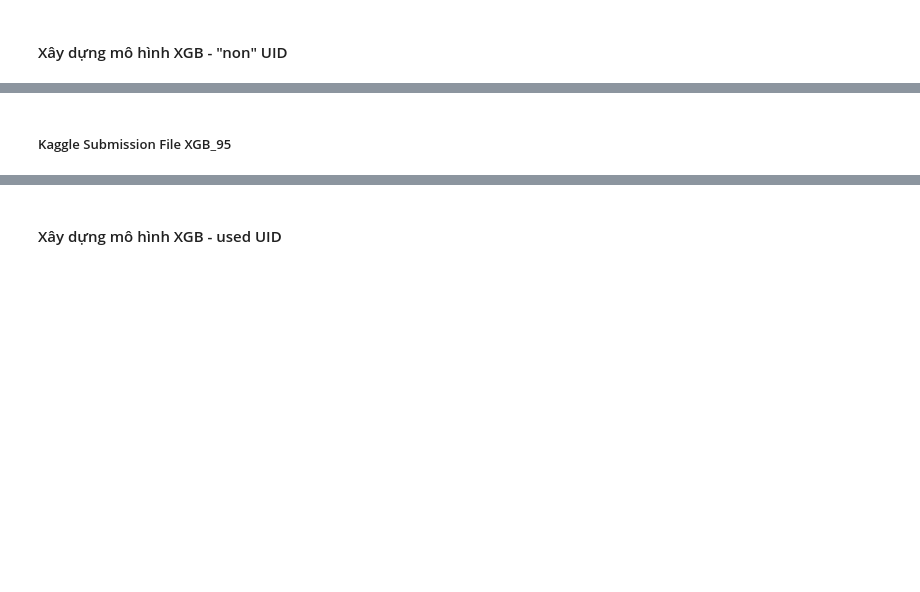
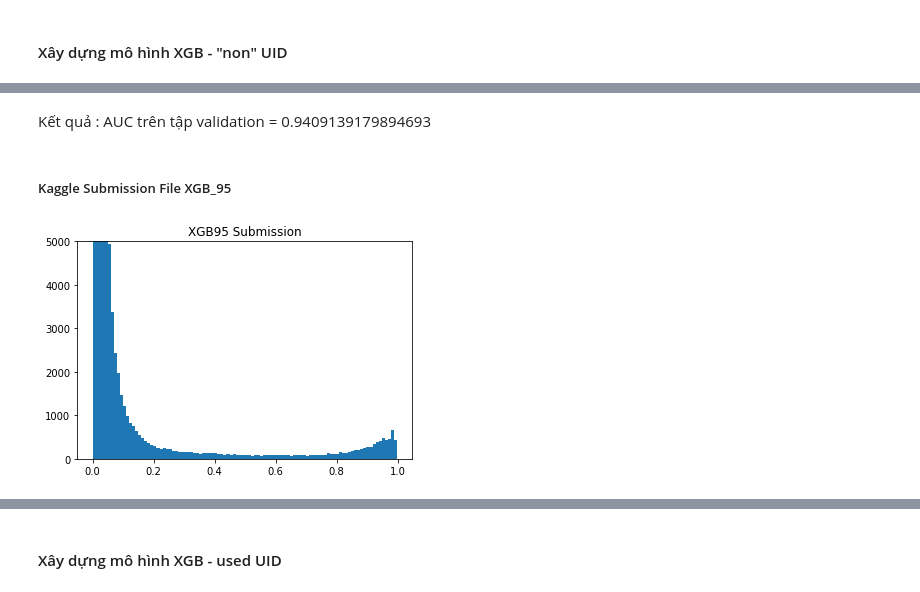
Before and after one commit to trandaitai327/IEEE-CIS-Fraud-Detection, a Jupyter notebook: Report.ipynb, the cells around one changed output, grey strips where cells are left out. Saved outputs shown, nothing was run; the diff lists cells and outputs as text; code cells hidden in the pictures; blank space fills up the shorter version.

```diff
--- a/Report.ipynb
+++ b/Report.ipynb
@@ -111,7 +314,7 @@ cols_t = ['TransactionID', 'TransactionDT', 'TransactionAmt',
        'M5', 'M6', 'M7', 'M8', 'M9']
 cols_v = ['V'+str(x) for x in range(1,340)]; types_v = {}
 for c in cols_v: types_v[c] = 'float32'
-train = pd.read_csv('train_transaction.csv',usecols=cols_t+['isFraud']+cols_v,dtype=types_v)
+train = pd.read_csv(INPUT_DIR+'train_transaction.csv',usecols=cols_t+['isFraud']+cols_v,dtype=types_v)
 # %% [markdown]
 #### NAN search
 Tìm kiếm tất cả các cột thuộc tính trong train_transaction.csv có số lượng giá trị NAN giống với các cột V , sau đó gom thành các block tương ứng với mỗi giá trị NAN.
@@ -470,7 +779,7 @@ plt.show()
 # %% [markdown]
 ##### ID Columns
 # %%
-train_id = pd.read_csv('train_identity.csv')
+train_id = pd.read_csv(INPUT_DIR+'train_identity.csv')
 train_id = pd.merge(train_id,train[['TransactionID','TransactionDT']],on='TransactionID',how='left')
 ids = ['id_0'+str(x) for x in range(1,10)]+['id_'+str(x) for x in range(10,39)]
 for c in ids: print (c,train_id[c].unique()[:10])
@@ -672,12 +987,12 @@ for c in str_type: dtypes[c] = 'category'
 # %%
 %%time
 # LOAD TRAIN
-X_train = pd.read_csv('train_transaction.csv',index_col='TransactionID', dtype=dtypes, usecols=cols+['isFraud'])
-train_id = pd.read_csv('train_identity.csv',index_col='TransactionID', dtype=dtypes)
+X_train = pd.read_csv(INPUT_DIR+'train_transaction.csv',index_col='TransactionID', dtype=dtypes, usecols=cols+['isFraud'])
+train_id = pd.read_csv(INPUT_DIR+'train_identity.csv',index_col='TransactionID', dtype=dtypes)
 X_train = X_train.merge(train_id, how='left', left_index=True, right_index=True)
 # LOAD TEST
-X_test = pd.read_csv('test_transaction.csv',index_col='TransactionID', dtype=dtypes, usecols=cols)
-test_id = pd.read_csv('test_identity.csv',index_col='TransactionID', dtype=dtypes)
+X_test = pd.read_csv(INPUT_DIR+'test_transaction.csv',index_col='TransactionID', dtype=dtypes, usecols=cols)
+test_id = pd.read_csv(INPUT_DIR+'test_identity.csv',index_col='TransactionID', dtype=dtypes)
 fix = {o:n for o, n in zip(test_id.columns, train_id.columns)}
 test_id.rename(columns=fix, inplace=True)
 X_test = X_test.merge(test_id, how='left', left_index=True, right_index=True)
@@ -1003,12 +1469,16 @@ else: X_train['oof'] = 0
+# %% [markdown]
+Kết quả : AUC trên tập validation = 0.9409139179894693
 # %% [markdown]
 ##### Kaggle Submission File XGB_95
 # %%
 if BUILD95:
-    sample_submission = pd.read_csv('sample_submission.csv')
+    sample_submission = pd.read_csv(INPUT_DIR+'sample_submission.csv')
     sample_submission.isFraud = preds
     sample_submission.to_csv('sub_xgb_95.csv',index=False)
 
     plt.hist(sample_submission.isFraud,bins=100)
     plt.ylim((0,5000))
     plt.title('XGB95 Submission')
     plt.show()
+# %% [output]
+[figure, added]
```
Also changed, not shown: parts of 108 cells of this notebook.
